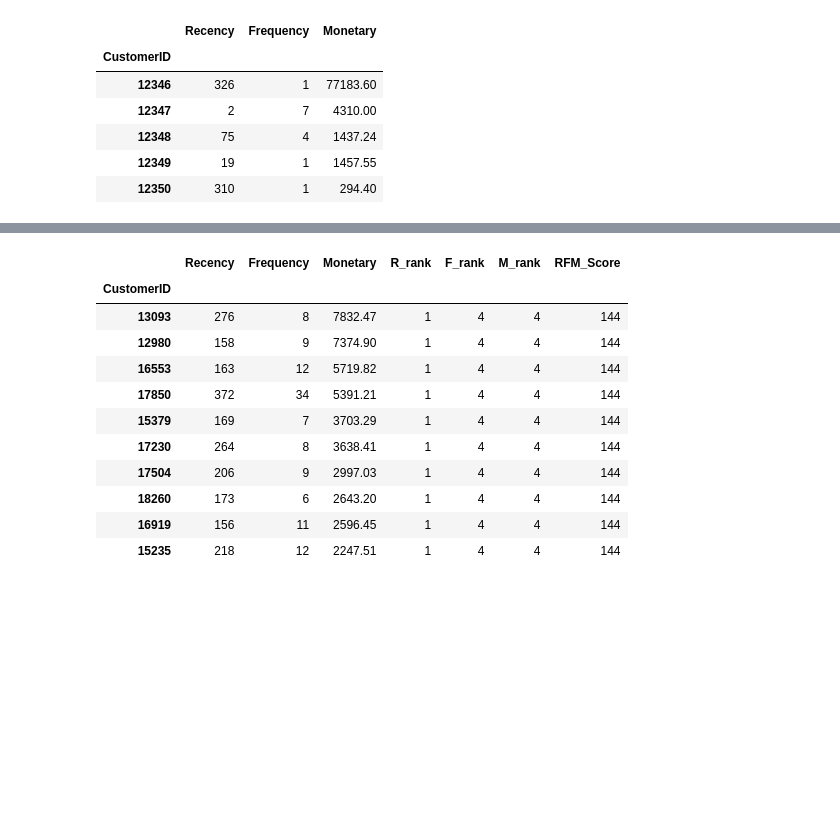
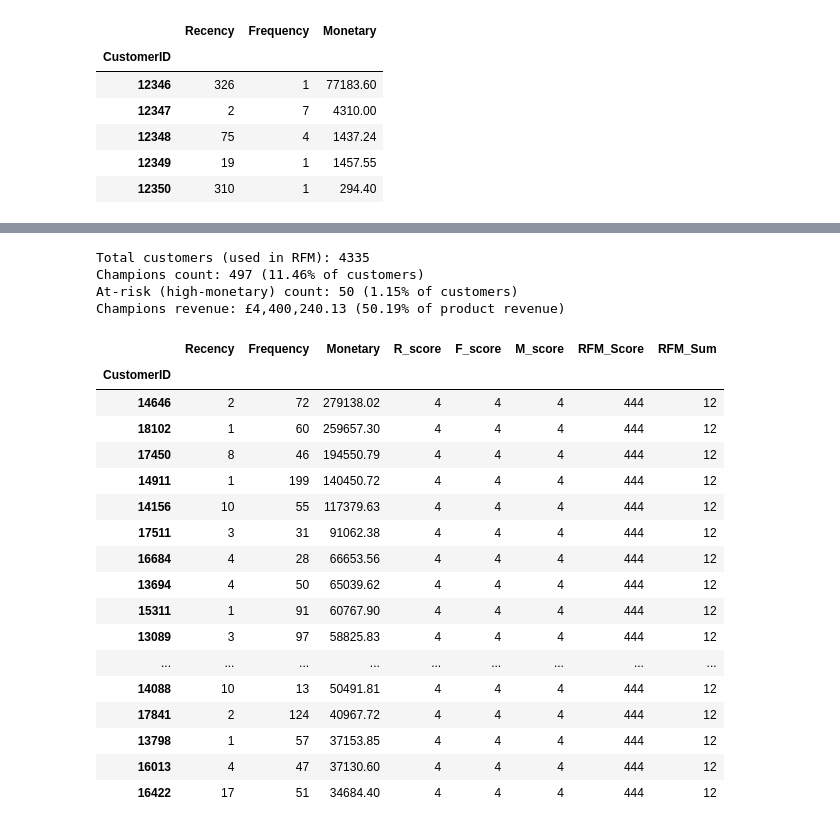
Before and after one commit to rodrigo-gonzalez-data/ecommerce-analysis, a Jupyter notebook: notebooks/exploration.ipynb, the cells around one changed output, grey strips where cells are left out. Cells and saved outputs as stored; diff of their text form; code cells hidden in the pictures; blank space fills up the shorter version.

```diff
--- a/notebooks/exploration.ipynb
+++ b/notebooks/exploration.ipynb
@@ -529,15 +526,58 @@ len(champions), len(at_risk)
-# %%
-champions.sort_values('Monetary', ascending=False).head(10)
-# %% [output]
-|  | Recency | Frequency | Monetary | R_rank | F_rank | M_rank | RFM_Score |
-| CustomerID |  |  |  |  |  |  |  |
-| 13093 | 276 | 8 | 7832.47 | 1 | 4 | 4 | 144 |
-| 12980 | 158 | 9 | 7374.90 | 1 | 4 | 4 | 144 |
-| 16553 | 163 | 12 | 5719.82 | 1 | 4 | 4 | 144 |
-| 17850 | 372 | 34 | 5391.21 | 1 | 4 | 4 | 144 |
-| 15379 | 169 | 7 | 3703.29 | 1 | 4 | 4 | 144 |
-| 17230 | 264 | 8 | 3638.41 | 1 | 4 | 4 | 144 |
-| 17504 | 206 | 9 | 2997.03 | 1 | 4 | 4 | 144 |
-| 18260 | 173 | 6 | 2643.20 | 1 | 4 | 4 | 144 |
-| 16919 | 156 | 11 | 2596.45 | 1 | 4 | 4 | 144 |
-| 15235 | 218 | 12 | 2247.51 | 1 | 4 | 4 | 144 |
+# %%
+# champions: top Recency(4), Frequency(4), Monetary(4)
+champions = rfm[rfm['RFM_Score'] == '444'].copy()
+at_risk_high_value = rfm[(rfm['R_score'] == 1) & (rfm['M_score'] == 4)].copy()
+
+# counts
+n_champions = len(champions)
+n_at_risk = len(at_risk_high_value)
+n_customers = rfm.shape[0]
+
+# percent of customers
+pct_champions = n_champions / n_customers
+pct_at_risk = n_at_risk / n_customers
+
+# revenue share of champions (use df_customers product-only revenue)
+champ_ids = champions.index.astype(int).tolist()
+champ_rev = df_customers[df_customers['CustomerID'].isin(champ_ids)]['Revenue'].sum()
+total_rev = df_customers['Revenue'].sum()
+champ_rev_share = champ_rev / total_rev
+
+# print summary
+print(f"Total customers (used in RFM): {n_customers}")
+print(f"Champions count: {n_champions} ({pct_champions:.2%} of customers)")
+print(f"At-risk (high-monetary) count: {n_at_risk} ({pct_at_risk:.2%} of customers)")
+print(f"Champions revenue: £{champ_rev:,.2f} ({champ_rev_share:.2%} of product revenue)")
+# %% [output]
+Total customers (used in RFM): 4335
+Champions count: 497 (11.46% of customers)
+At-risk (high-monetary) count: 50 (1.15% of customers)
+Champions revenue: £4,400,240.13 (50.19% of product revenue)
+# %%
+# Top Champions by monetary value
+
+# Get customer-level aggregates (we already have rfm but join to get nicer display)
+cust_summary = rfm[['Recency','Frequency','Monetary','R_score','F_score','M_score','RFM_Score','RFM_Sum']].copy()
+
+# Display top champions sorted by Monetary
+champions_sorted = cust_summary.loc[champions.index].sort_values('Monetary', ascending=False)
+champions_sorted.head(20)
+# %% [output]
+|  | Recency | Frequency | Monetary | R_score | F_score | M_score | RFM_Score | RFM_Sum |
+| CustomerID |  |  |  |  |  |  |  |  |
+| 14646 | 2 | 72 | 279138.02 | 4 | 4 | 4 | 444 | 12 |
+| 18102 | 1 | 60 | 259657.30 | 4 | 4 | 4 | 444 | 12 |
+| 17450 | 8 | 46 | 194550.79 | 4 | 4 | 4 | 444 | 12 |
+| 14911 | 1 | 199 | 140450.72 | 4 | 4 | 4 | 444 | 12 |
+| 14156 | 10 | 55 | 117379.63 | 4 | 4 | 4 | 444 | 12 |
+| 17511 | 3 | 31 | 91062.38 | 4 | 4 | 4 | 444 | 12 |
+| 16684 | 4 | 28 | 66653.56 | 4 | 4 | 4 | 444 | 12 |
+| 13694 | 4 | 50 | 65039.62 | 4 | 4 | 4 | 444 | 12 |
+| 15311 | 1 | 91 | 60767.90 | 4 | 4 | 4 | 444 | 12 |
+| 13089 | 3 | 97 | 58825.83 | 4 | 4 | 4 | 444 | 12 |
+| ... | ... | ... | ... | ... | ... | ... | ... | ... |
+| 14088 | 10 | 13 | 50491.81 | 4 | 4 | 4 | 444 | 12 |
+| 17841 | 2 | 124 | 40967.72 | 4 | 4 | 4 | 444 | 12 |
+| 13798 | 1 | 57 | 37153.85 | 4 | 4 | 4 | 444 | 12 |
+| 16013 | 4 | 47 | 37130.60 | 4 | 4 | 4 | 444 | 12 |
+| 16422 | 17 | 51 | 34684.40 | 4 | 4 | 4 | 444 | 12 |
```
Also changed, not shown: parts of 6 cells of this notebook, 1 other file.
